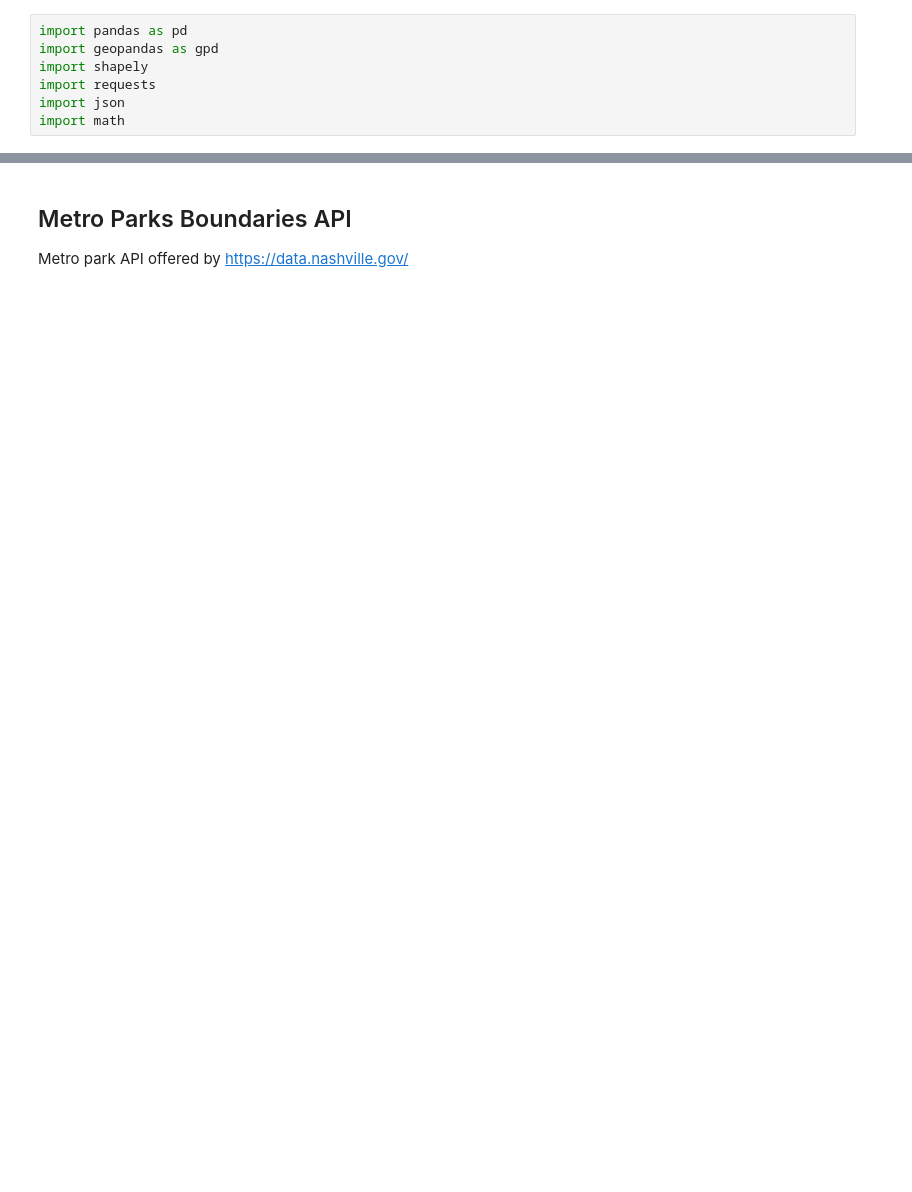
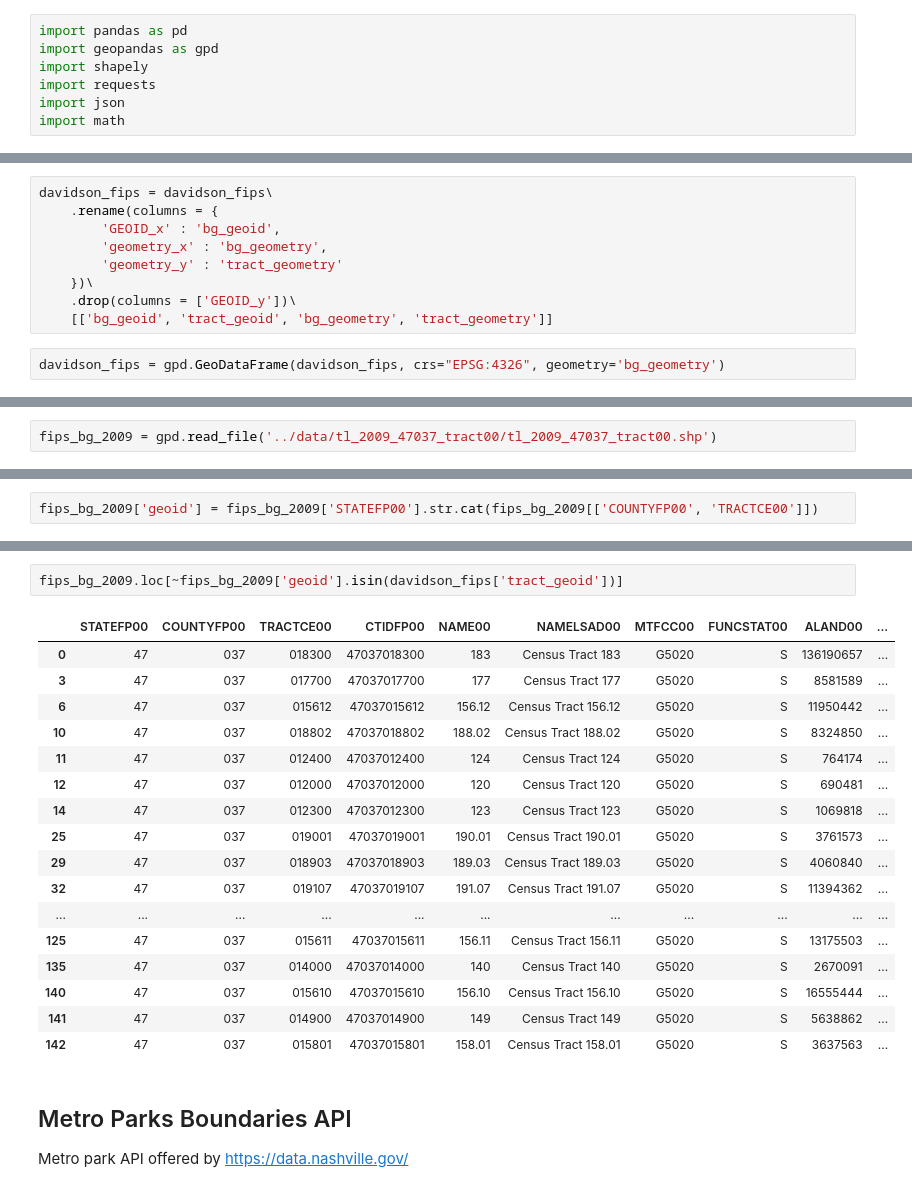
Before and after one commit to b-h-kim/do_parks_gentrify_our_neighborhood, a Jupyter notebook: scripts/scripts.ipynb, the cells around one changed output, grey strips where cells are left out. Drawn from its saved outputs; the diff is of its cells as text; blank space fills up the shorter version.

```diff
--- a/scripts/scripts.ipynb
+++ b/scripts/scripts.ipynb
@@ -18 +301,12 @@ davidson_fips_bg = fips_bg\
+# %%
+davidson_fips = davidson_fips\
+    .rename(columns = {
+        'GEOID_x' : 'bg_geoid',
+        'geometry_x' : 'bg_geometry',
+        'geometry_y' : 'tract_geometry'
+    })\
+    .drop(columns = ['GEOID_y'])\
+    [['bg_geoid', 'tract_geoid', 'bg_geometry', 'tract_geometry']]
+# %%
+davidson_fips = gpd.GeoDataFrame(davidson_fips, crs="EPSG:4326", geometry='bg_geometry')
 # %%
@@ -33,0 +318,2 @@ davidson_fips_tract.to_csv('../data/davidson_fips_tract.csv')
+# %%
+fips_bg_2009 = gpd.read_file('../data/tl_2009_47037_tract00/tl_2009_47037_tract00.shp')
@@ -33,0 +336,2 @@ davidson_fips_tract.to_csv('../data/davidson_fips_tract.csv')
+# %%
+fips_bg_2009['geoid'] = fips_bg_2009['STATEFP00'].str.cat(fips_bg_2009[['COUNTYFP00', 'TRACTCE00']])
@@ -34,3 +354,23 @@ davidson_fips_tract.to_csv('../data/davidson_fips_tract.csv')
+# %%
+fips_bg_2009.loc[~fips_bg_2009['geoid'].isin(davidson_fips['tract_geoid'])]
+# %% [output]
+|  | STATEFP00 | COUNTYFP00 | TRACTCE00 | CTIDFP00 | NAME00 | NAMELSAD00 | MTFCC00 | FUNCSTAT00 | ALAND00 | ... |
+| 0 | 47 | 037 | 018300 | 47037018300 | 183 | Census Tract 183 | G5020 | S | 136190657 | ... |
+| 3 | 47 | 037 | 017700 | 47037017700 | 177 | Census Tract 177 | G5020 | S | 8581589 | ... |
+| 6 | 47 | 037 | 015612 | 47037015612 | 156.12 | Census Tract 156.12 | G5020 | S | 11950442 | ... |
+| 10 | 47 | 037 | 018802 | 47037018802 | 188.02 | Census Tract 188.02 | G5020 | S | 8324850 | ... |
+| 11 | 47 | 037 | 012400 | 47037012400 | 124 | Census Tract 124 | G5020 | S | 764174 | ... |
+| 12 | 47 | 037 | 012000 | 47037012000 | 120 | Census Tract 120 | G5020 | S | 690481 | ... |
+| 14 | 47 | 037 | 012300 | 47037012300 | 123 | Census Tract 123 | G5020 | S | 1069818 | ... |
+| 25 | 47 | 037 | 019001 | 47037019001 | 190.01 | Census Tract 190.01 | G5020 | S | 3761573 | ... |
+| 29 | 47 | 037 | 018903 | 47037018903 | 189.03 | Census Tract 189.03 | G5020 | S | 4060840 | ... |
+| 32 | 47 | 037 | 019107 | 47037019107 | 191.07 | Census Tract 191.07 | G5020 | S | 11394362 | ... |
+| ... | ... | ... | ... | ... | ... | ... | ... | ... | ... | ... |
+| 125 | 47 | 037 | 015611 | 47037015611 | 156.11 | Census Tract 156.11 | G5020 | S | 13175503 | ... |
+| 135 | 47 | 037 | 014000 | 47037014000 | 140 | Census Tract 140 | G5020 | S | 2670091 | ... |
+| 140 | 47 | 037 | 015610 | 47037015610 | 156.10 | Census Tract 156.10 | G5020 | S | 16555444 | ... |
+| 141 | 47 | 037 | 014900 | 47037014900 | 149 | Census Tract 149 | G5020 | S | 5638862 | ... |
+| 142 | 47 | 037 | 015801 | 47037015801 | 158.01 | Census Tract 158.01 | G5020 | S | 3637563 | ... |
 # %% [markdown]
 ## Metro Parks Boundaries API
 Metro park API offered by https://data.nashville.gov/
```
Also changed, not shown: parts of 102 cells of this notebook, 6 other files.
